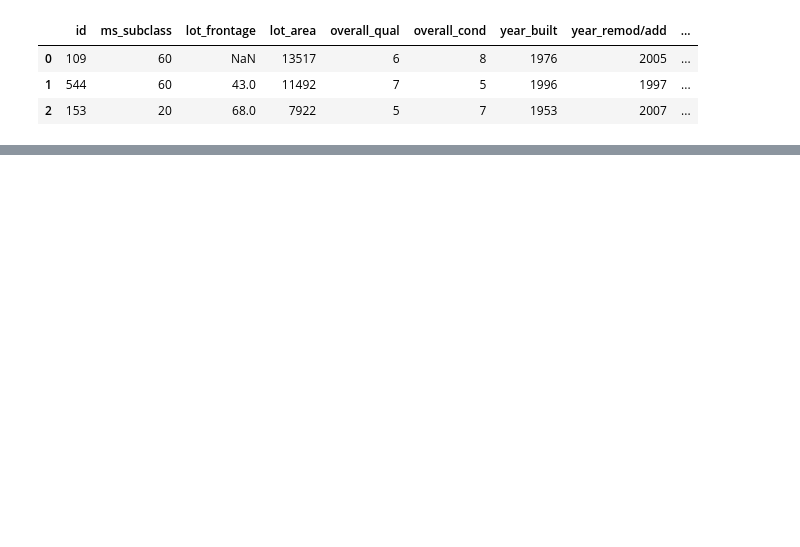
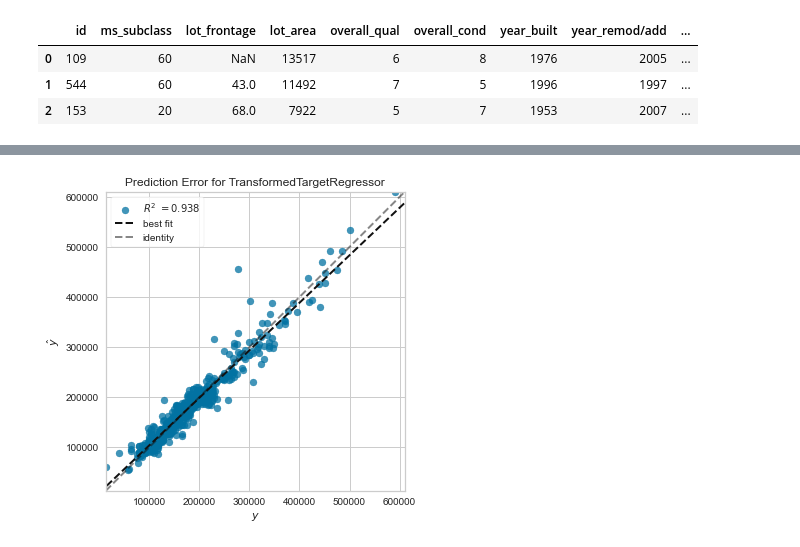
Before and after one commit to emilygama/Project-2-LassoCV-Modeling, a Jupyter notebook: code/04_Insights_and_Final_Visualizations.ipynb, the cells around one changed output, grey strips where cells are left out. Saved outputs shown, nothing was run; the diff lists cells and outputs as text; code cells hidden in the pictures; blank space fills up the shorter version.

```diff
--- a/code/04_Insights_and_Final_Visualizations.ipynb
+++ b/code/04_Insights_and_Final_Visualizations.ipynb
@@ -141,0 +145,12 @@ df_combined
+# %%
+ss = StandardScaler()
+X_train_sc = ss.fit_transform(X_train_fill)
+X_val_sc = ss.transform(X_val_fill)
+
+X_train_sc = pd.DataFrame(X_train_sc, columns = ss.get_feature_names_out())
+X_val_sc = pd.DataFrame(X_val_sc, columns = ss.get_feature_names_out())
+# %%
+lasso_cv = LassoCV(cv = 10).fit(X_train_sc, y_train)
+
+print('best alpha:', lasso_cv.alpha_)
+print('score:', lasso_cv.score(X_train_sc, y_train))
@@ -141,0 +164,4 @@ df_combined
+# %%
+tt = TransformedTargetRegressor(regressor = lasso_cv, func = np.log, inverse_func = np.exp)
+# %%
+tt.fit(X_train_sc, y_train)
@@ -141,0 +231,7 @@ df_combined
+# %%
+from yellowbrick.datasets import load_concrete
+from yellowbrick.regressor import prediction_error
+
+visualizer = prediction_error(tt, X_train_sc, y_train, X_val_sc, y_val);
+# %% [output]
+[figure, added]
```
Also changed, not shown: parts of 77 cells of this notebook, 14 other files.
